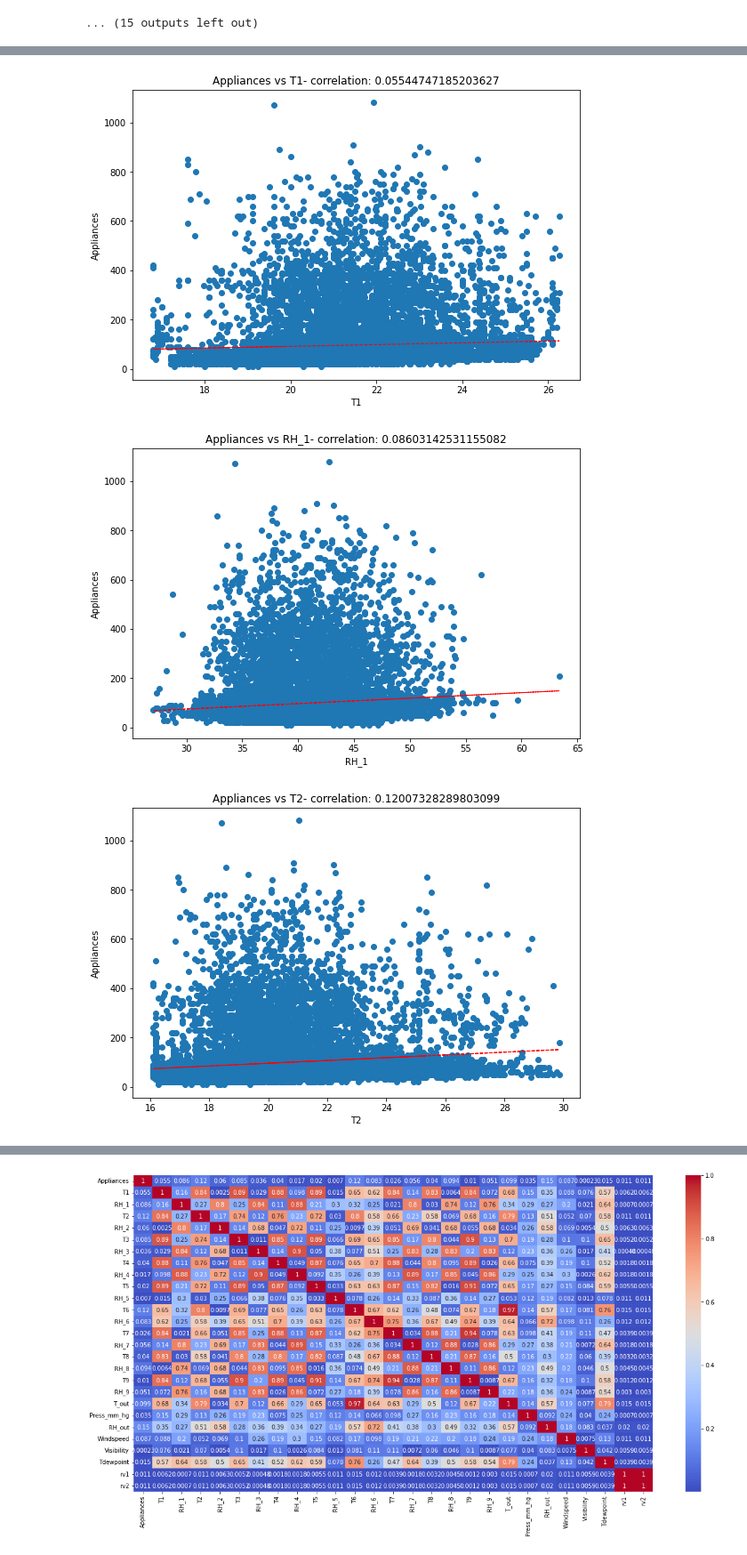
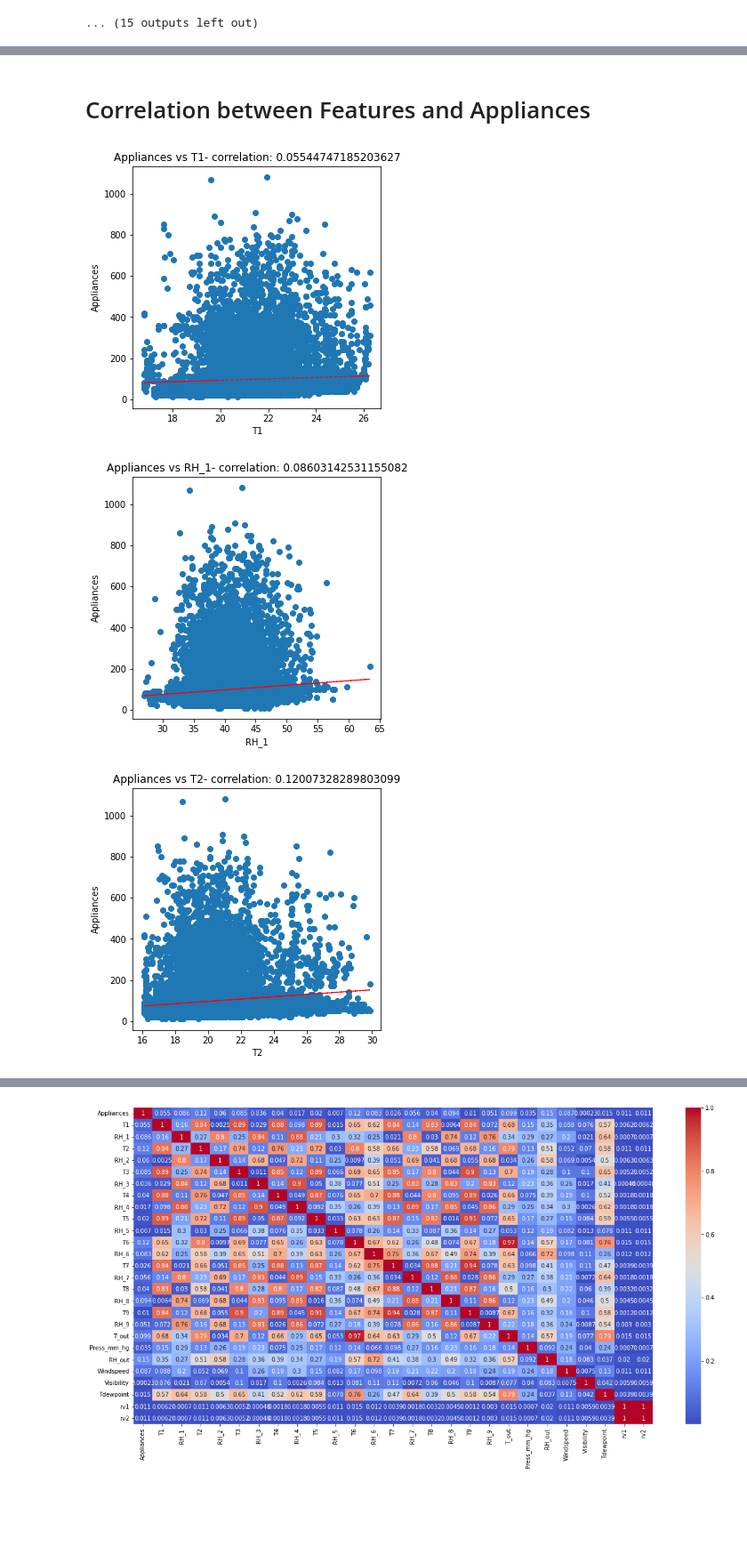
Before and after one commit to keshari112k/HDSC_2022_Stage_B_tag_alog_proj, a Jupyter notebook: HDSC_2022_Stage_B.ipynb, the cells around one changed output, grey strips where cells are left out. Shown at 89% size. Drawn from its saved outputs; the diff is of its cells as text; code cells hidden in the pictures; blank space fills up the shorter version.

```diff
--- a/HDSC_2022_Stage_B.ipynb
+++ b/HDSC_2022_Stage_B.ipynb
@@ -199,12 +201,12 @@ for column in df.columns:
 ... (15 outputs left out)
 # %%
 for column in df.columns:
-  fig = plt.figure(figsize=(8,8))
+  fig = plt.figure(figsize=(5,5))
   ax = fig.gca()
   feature = df[column]
   feature.hist(bins=50,ax = ax)
   ax.axvline(feature.mean(), color='Purple', linestyle='dashed',linewidth=2)
-  ax.axvline(feature.median(), color='Purple', linestyle='dashed',linewidth=2)
+  ax.axvline(feature.median(), color='Red', linestyle='dashed',linewidth=2)
   ax.set_title(column)
 plt.show()
 # %% [output]
@@ -223,22 +225,24 @@ plt.show()
 ... (15 outputs left out)
+# %% [markdown]
+# Correlation between Features and Appliances
 # %%
 for col in df.columns[1:]:
-    fig = plt.figure(figsize=(9, 6))
+    fig = plt.figure(figsize=(5, 5))
     ax = fig.gca()
     feature = df[col]
     label = df['Appliances']
     correlation = feature.corr(label)
     plt.scatter(x=feature, y=label)
     plt.xlabel(col)
     plt.ylabel('Appliances')
     ax.set_title('Appliances vs ' + col + '- correlation: ' + str(correlation))
     z = np.polyfit(df[col], df['Appliances'], 1)
     y_hat = np.poly1d(z)(df[col])
 
     plt.plot(df[col], y_hat, "r--", lw=1)
 
 plt.show()
 # %% [output]
-[figure, old version]
+[figure, new version]
-[figure, old version]
+[figure, new version]
-[figure, old version]
+[figure, new version]
```
Also changed, not shown: parts of 6 cells of this notebook.
